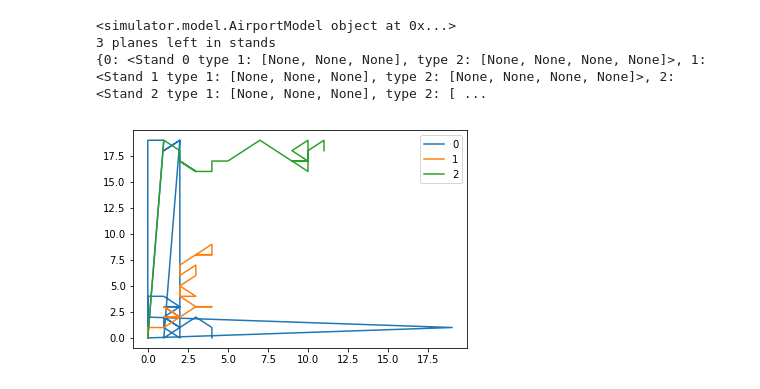
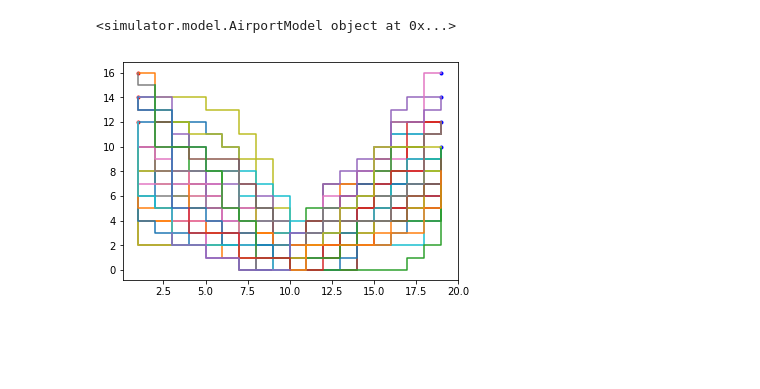
Before and after one commit to Aylr/airport-simulator, a Jupyter notebook: plot_experiments.ipynb, the cells around one changed output. Cells and saved outputs as stored; diff of their text form; code cells hidden in the pictures; blank space fills up the shorter version.

```diff
--- a/plot_experiments.ipynb
+++ b/plot_experiments.ipynb
@@ -4,17 +4,15 @@ import matplotlib.pyplot as plt
 
 from simulator.model import AirportModel
 # %%
-airport = AirportModel(3, verbose=False)
+airport = AirportModel(verbose=False)
 print(airport)
-for _ in range(25):
+for _ in range(500):
     airport.step()
-print(f"{len(airport.schedule.agents)} planes left in stands")
-print(airport.stands)
+#     airport.plot_position_history()
+# print(f"{len(airport.schedule.agents)} planes left in stands")
+# print(airport.stands)
+
+airport.plot_position_history()
 # %% [output]
 <simulator.model.AirportModel object at 0x...>
-3 planes left in stands
-{0: <Stand 0 type 1: [None, None, None], type 2: [None, None, None, None]>, 1: <Stand 1 type 1: [None, None, None], type 2: [None, None, None, None]>, 2: <Stand 2 type 1: [None, None, None], type 2: [ ...
+[figure, added]
-# %%
-airport.plot_position_history()
-# %% [output]
-[figure, removed]
```
Also changed, not shown: parts of 4 cells of this notebook, 2 other files.
